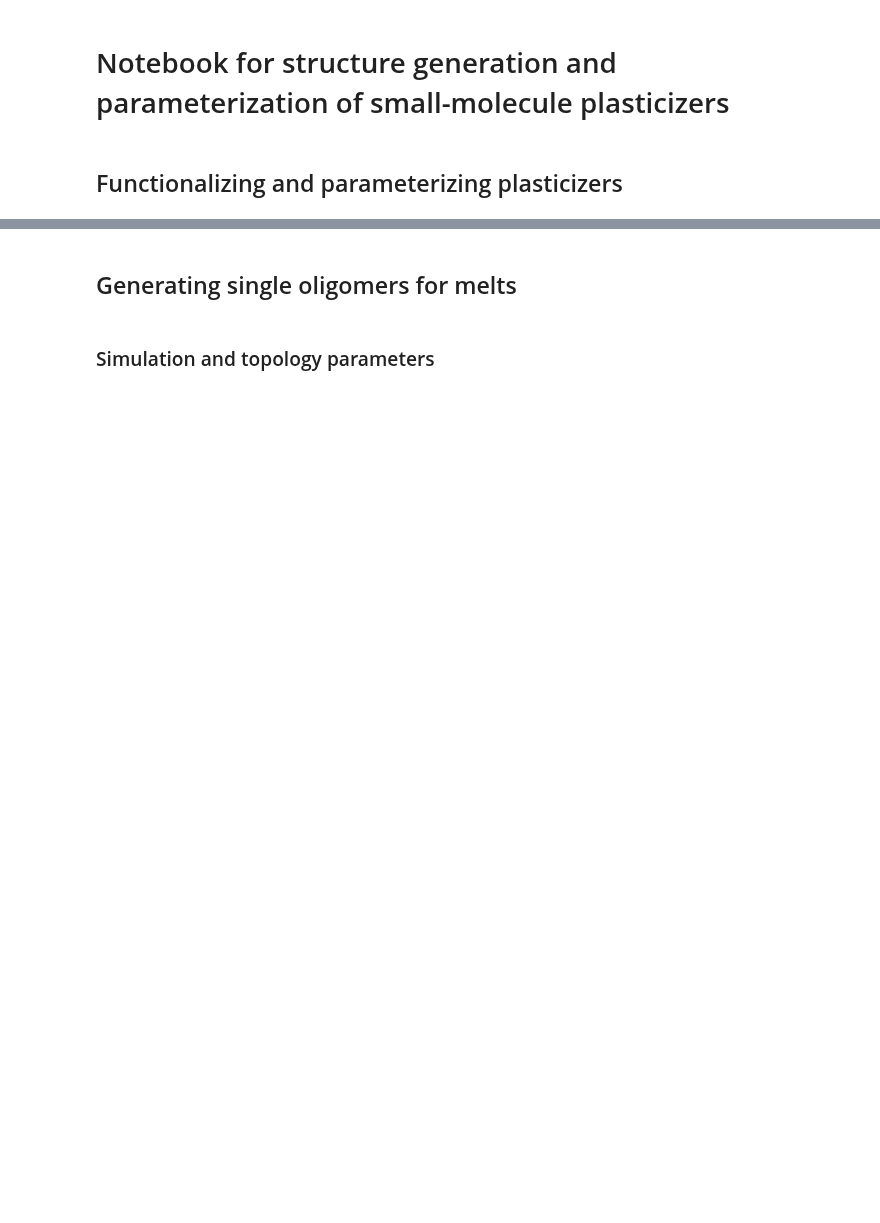
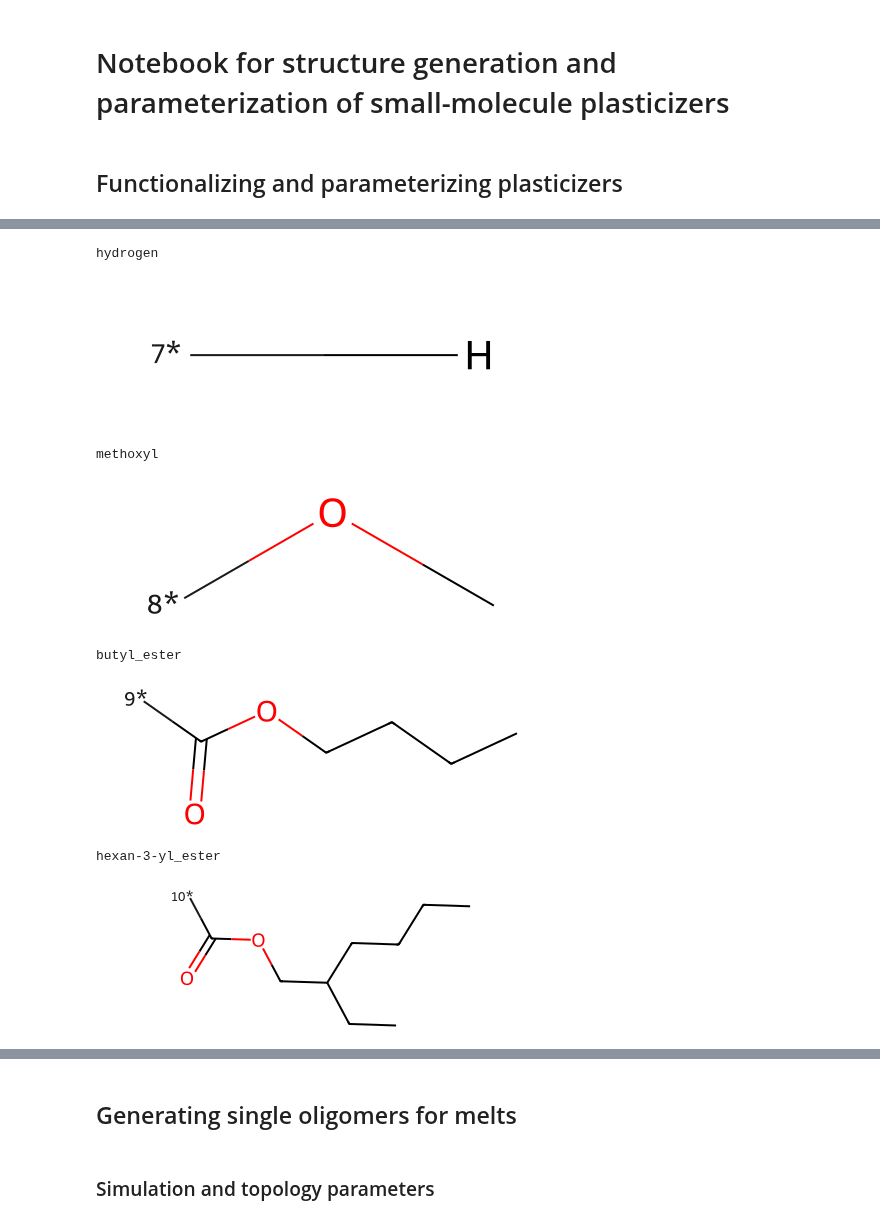
Before and after one commit to timbernat/NREL_polymers, a Jupyter notebook: generate_plasticizers.ipynb, the cells around one changed output, grey strips where cells are left out. Drawn from its saved outputs; the diff is of its cells as text; code cells hidden in the pictures; blank space fills up the shorter version.

```diff
--- a/generate_plasticizers.ipynb
+++ b/generate_plasticizers.ipynb
@@ -50,15 +57,65 @@ def functionalize_phenyl(substituent_map : dict[int, Chem.Mol], default_cap : Ch
 # %%
 sidechain_smi = {
     'hydrogen'         : '[7*]-[H]',
     'methoxyl'         : '[8*]OC',
     'butyl_ester'      : '[9*]C(=O)OCCCC',
     'hexan-3-yl_ester' : '[10*]C(=O)OCC(CC)CCCC',
 }
 
 substituent_templates = {}
 for fragname, smi in sidechain_smi.items():
     mol = Chem.MolFromSmiles(smi, sanitize=False)
     Chem.SanitizeMol(mol, sanitizeOps=specification.SANITIZE_AS_KEKULE)
     print(fragname)
     display(mol)
     substituent_templates[fragname] = mol
+
+substituents : tuple[dict[int, Chem.Mol]] = {
+    'dibutyl-phthalate' : {
+        1 : substituent_templates['butyl_ester'],
+        2 : substituent_templates['butyl_ester'],
+    },
+    'dibutyl-terephthalate' : {
+        1 : substituent_templates['butyl_ester'],
+        4 : substituent_templates['butyl_ester'],
+    },
+    'bis(2-ethylhexyl)phthalate' : {
+        1 : substituent_templates['hexan-3-yl_ester'],
+        2 : substituent_templates['hexan-3-yl_ester'],
+    },
+    'bis(2-ethylhexyl)terephthalate' : {
+        1 : substituent_templates['hexan-3-yl_ester'],
+        4 : substituent_templates['hexan-3-yl_ester'],
+    },
+    'dibutyl-methoxyterephthalate' : {
+        1 : substituent_templates['butyl_ester'],
+        2 : substituent_templates['methoxyl'],
+        4 : substituent_templates['butyl_ester'],
+    },
+    'dibutyl-dimethoxyterephthalate' : {
+        1 : substituent_templates['butyl_ester'],
+        2 : substituent_templates['methoxyl'],
+        4 : substituent_templates['butyl_ester'],
+        6 : substituent_templates['methoxyl'],
+    },
+    'bis(2-ethylhexyl)methoxyterephthalate' : {
+        1 : substituent_templates['hexan-3-yl_ester'],
+        2 : substituent_templates['methoxyl'],
+        4 : substituent_templates['hexan-3-yl_ester'],
+    },
+    'bis(2-ethylhexyl)dimethoxyterephthalate' : {
+        1 : substituent_templates['hexan-3-yl_ester'],
+        2 : substituent_templates['methoxyl'],
+        4 : substituent_templates['hexan-3-yl_ester'],
+        6 : substituent_templates['methoxyl'],
+    },
+}
+# %% [output]
+hydrogen
+[figure, added]
+methoxyl
+[figure, added]
+butyl_ester
+[figure, added]
+hexan-3-yl_ester
+[figure, added]
```
Also changed, not shown: parts of 8 cells of this notebook.
